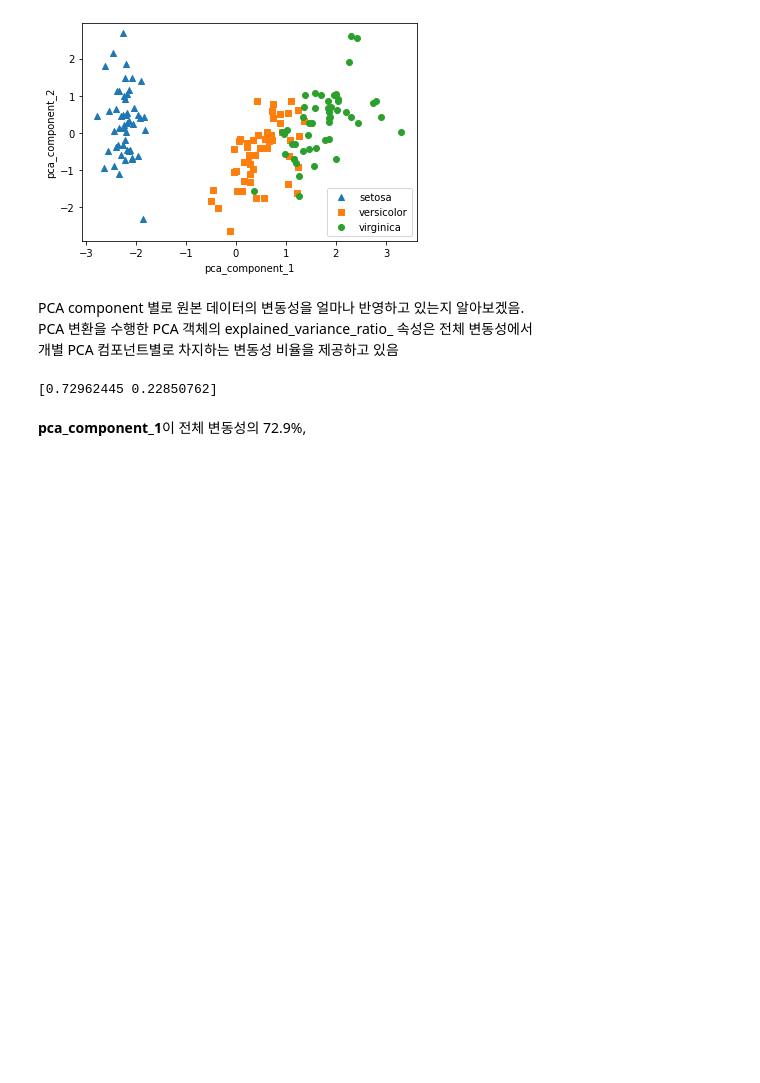
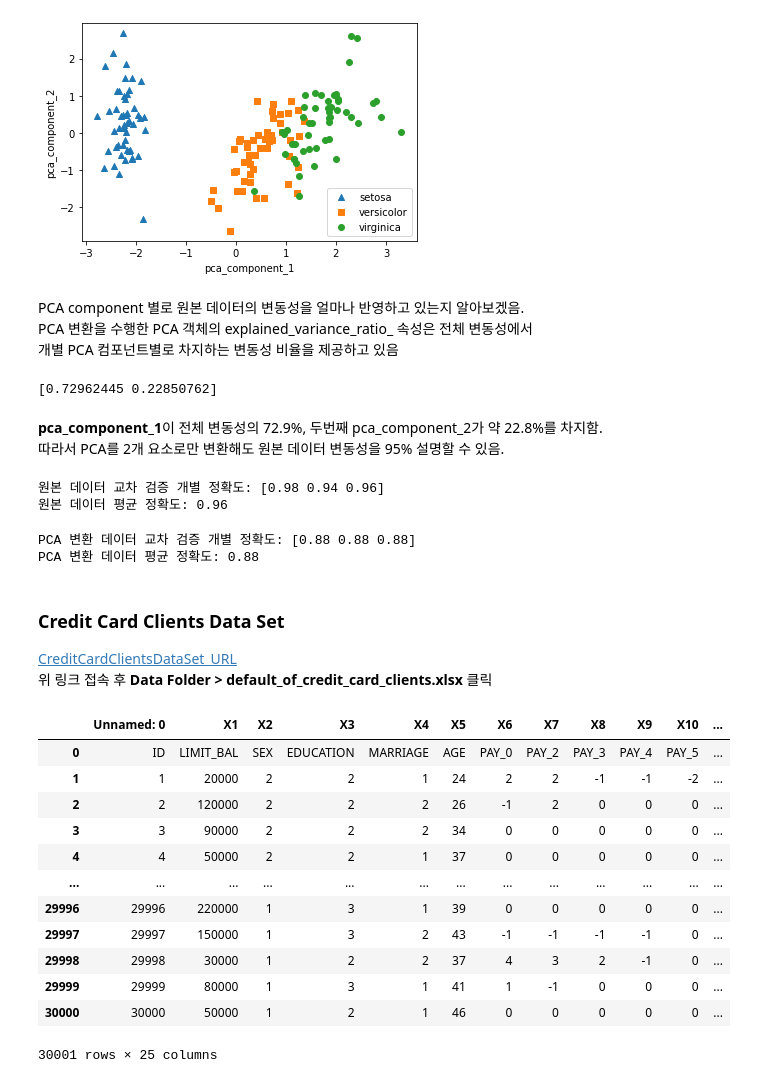
Before and after one commit to johyunkang/python-ml-guide, a Jupyter notebook: python_ml_perfect_guide_06_dimension_reduction.ipynb, the cells around one changed output. Saved outputs shown, nothing was run; the diff lists cells and outputs as text; code cells hidden in the pictures; blank space fills up the shorter version.

Commit message:
credit-card-clients 시작

```diff
--- a/python_ml_perfect_guide_06_dimension_reduction.ipynb
+++ b/python_ml_perfect_guide_06_dimension_reduction.ipynb
@@ -122,5 +122,50 @@ PCA 변환을 수행한 PCA 객체의 explained_variance_ratio_ 속성은 전체
 print(pca.explained_variance_ratio_)
 # %% [output]
 [0.72962445 0.22850762]
-# %% [markdown]
-**pca_component_1**이 전체 변동성의 72.9%,
+# %% [markdown]
+**pca_component_1**이 전체 변동성의 72.9%, 두번째 pca_component_2가 약 22.8%를 차지함.
+따라서 PCA를 2개 요소로만 변환해도 원본 데이터 변동성을 95% 설명할 수 있음.
+# %%
+from sklearn.ensemble import RandomForestClassifier
+from sklearn.model_selection import cross_val_score
+import numpy as np
+
+rf = RandomForestClassifier(random_state=156)
+scores = cross_val_score(rf, iris.data, iris.target, scoring='accuracy', cv=3)
+print('원본 데이터 교차 검증 개별 정확도:', scores)
+print('원본 데이터 평균 정확도:', np.mean(scores))
+# %% [output]
+원본 데이터 교차 검증 개별 정확도: [0.98 0.94 0.96]
+원본 데이터 평균 정확도: 0.96
+# %%
+pca_x = irisdf_pca[['pca_component_1', 'pca_component_2']]
+scores_pca = cross_val_score(rf, pca_x, iris.target, scoring='accuracy', cv=3)
+print('PCA 변환 데이터 교차 검증 개별 정확도:', scores_pca)
+print('PCA 변환 데이터 평균 정확도:', np.mean(scores_pca))
+# %% [output]
+PCA 변환 데이터 교차 검증 개별 정확도: [0.88 0.88 0.88]
+PCA 변환 데이터 평균 정확도: 0.88
+# %% [markdown]
+### Credit Card Clients Data Set
+
+[CreditCardClientsDataSet_URL](https://archive.ics.uci.edu/ml/datasets/default+of+credit+card+clients)
+위 링크 접속 후 **Data Folder > default_of_credit_card_clients.xlsx** 클릭
+# %%
+import pandas as pd
+
+df = pd.read_excel('/content/drive/MyDrive/Colab Notebooks/data/credit-card-clients-data-set/default of credit card clients.xls')
+df
+# %% [output]
+|  | Unnamed: 0 | X1 | X2 | X3 | X4 | X5 | X6 | X7 | X8 | X9 | X10 | ... |
+| 0 | ID | LIMIT_BAL | SEX | EDUCATION | MARRIAGE | AGE | PAY_0 | PAY_2 | PAY_3 | PAY_4 | PAY_5 | ... |
+| 1 | 1 | 20000 | 2 | 2 | 1 | 24 | 2 | 2 | -1 | -1 | -2 | ... |
+| 2 | 2 | 120000 | 2 | 2 | 2 | 26 | -1 | 2 | 0 | 0 | 0 | ... |
+| 3 | 3 | 90000 | 2 | 2 | 2 | 34 | 0 | 0 | 0 | 0 | 0 | ... |
+| 4 | 4 | 50000 | 2 | 2 | 1 | 37 | 0 | 0 | 0 | 0 | 0 | ... |
+| ... | ... | ... | ... | ... | ... | ... | ... | ... | ... | ... | ... | ... |
+| 29996 | 29996 | 220000 | 1 | 3 | 1 | 39 | 0 | 0 | 0 | 0 | 0 | ... |
+| 29997 | 29997 | 150000 | 1 | 3 | 2 | 43 | -1 | -1 | -1 | -1 | 0 | ... |
+| 29998 | 29998 | 30000 | 1 | 2 | 2 | 37 | 4 | 3 | 2 | -1 | 0 | ... |
+| 29999 | 29999 | 80000 | 1 | 3 | 1 | 41 | 1 | -1 | 0 | 0 | 0 | ... |
+| 30000 | 30000 | 50000 | 1 | 2 | 1 | 46 | 0 | 0 | 0 | 0 | 0 | ... |
+30001 rows × 25 columns
```
Also changed, not shown: parts of 3 cells of this notebook.
